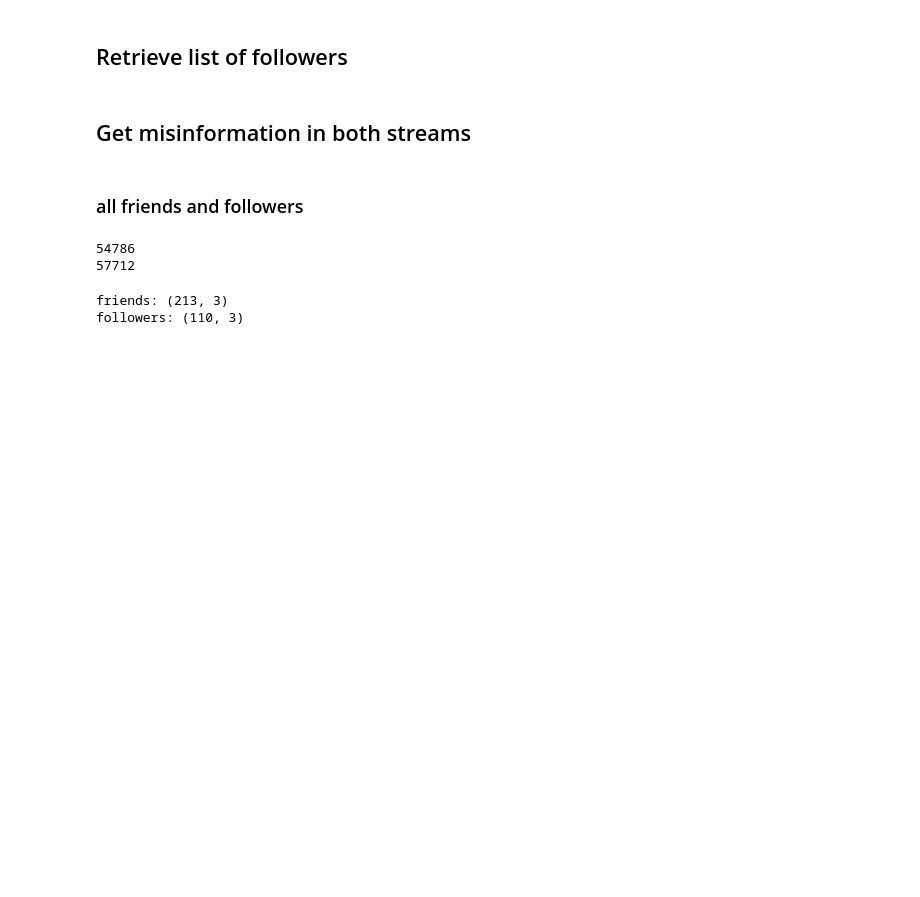
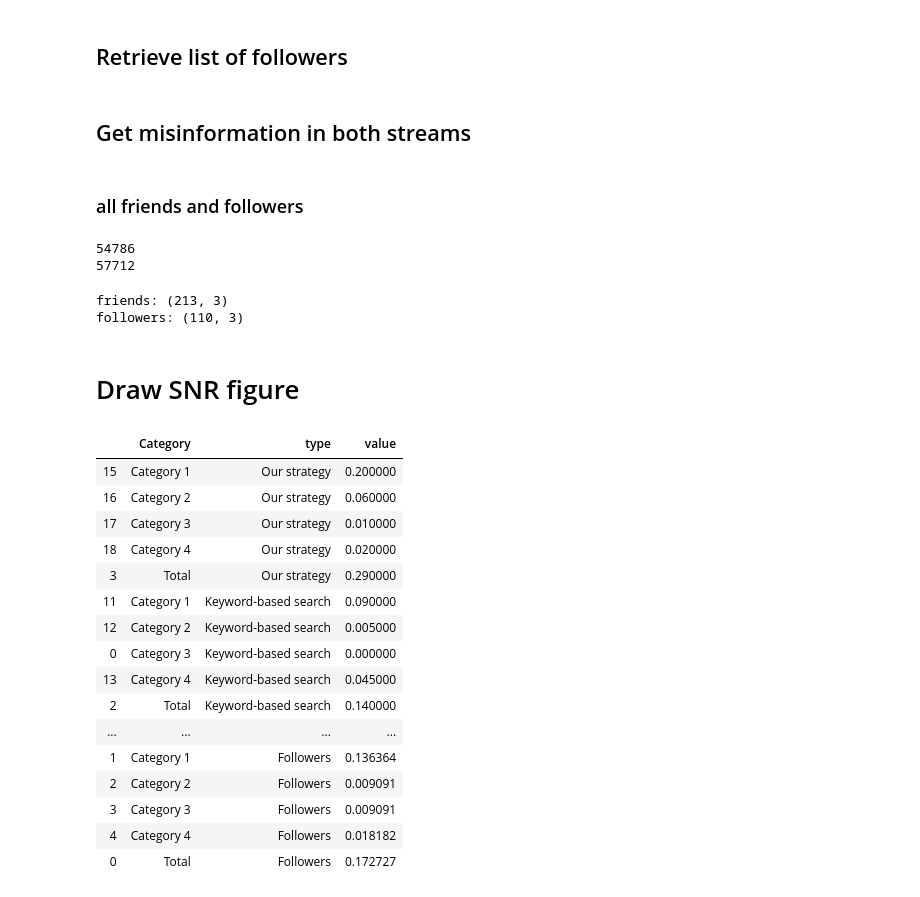
Before and after one commit to hkim07/extract_misinformation_candidate_tweets, a Jupyter notebook: covid_antibiotics_main.ipynb, the cells around one changed output. Cells and saved outputs as stored; diff of their text form; code cells hidden in the pictures; blank space fills up the shorter version.

```diff
--- a/covid_antibiotics_main.ipynb
+++ b/covid_antibiotics_main.ipynb
@@ -436,3 +437,23 @@ followers: (110, 3)
 # %%
 covid_df_non_replies_generated_by_friends.to_csv("./res/covid_twitter_friends_of_parent.csv", index=False)
 covid_df_non_replies_generated_by_followers.to_csv("./res/covid_twitter_followers_of_parent.csv", index=False)
+# %% [markdown]
+# Draw SNR figure
+# %%
+our_strategy = pd.read_csv("./res/covid_parent_reply_final_labeled.csv", encoding='latin-1')
+keyword_based_search = pd.read_csv("./res/covid_tweet_non_replies_sampled_labeled.csv", encoding='latin-1')
+friends_labeled = pd.read_csv("./res/covid_twitter_friends_of_parent_labeled.csv")
+followers_labeled = pd.read_csv("./res/covid_twitter_followers_of_parent_labeled.csv")
+# %%
+snr_df = pd.DataFrame({'type': 'Our strategy', 'Category': our_strategy.misinfo})
+snr_df = snr_df.append(pd.DataFrame({'type': 'Keyword-based search', 'Category': keyword_based_search.misinfo}))
+snr_df = snr_df.append(pd.DataFrame({'type': 'Friends',
+                                     'Category': friends_labeled.misinfo}))
+snr_df = snr_df.append(pd.DataFrame({'type': 'Followers',
+                                     'Category': followers_labeled.misinfo}))
+
+snr_df.Category = ['Category ' + str(x) for x in snr_df.Category]
+snr_df = snr_df.assign(value = 1)
+
+snr_df = snr_df.groupby(['type', 'Category']).agg({'value': 'sum'})
+snr_df = snr_df.groupby(level=0).apply(lambda x: x / float(x.sum())).reset_index()
@@ -438,0 +466,33 @@ covid_df_non_replies_generated_by_followers.to_csv("./res/covid_twitter_follower
+# %%
+snr_df = snr_df.append(pd.DataFrame({'Category': ['Category 3'], 'value': [0.0],
+                                    'type': ['Keyword-based search']}))
+#snr_df = snr_df.append(pd.DataFrame({'Category': ['Category 2', 'Category 3', 'Category 4'],
+#                                     'value': [0.0, 0.0, 0.0],
+#                                    'type': ['Friends']*3}))
+#snr_df = snr_df.append(pd.DataFrame({'Category': ['Category 2', 'Category 4'],
+#                                     'value': [0.0, 0.0],
+#                                    'type': ['Followers']*2}))
+
+
+snr_df['type'] = pd.Categorical(snr_df['type'], ["Our strategy", "Keyword-based search",
+                                                 "Friends", "Followers", ])
+snr_df = snr_df.sort_values(by=['type', 'Category'])
+snr_df
+# %% [output]
+|  | Category | type | value |
+| 15 | Category 1 | Our strategy | 0.200000 |
+| 16 | Category 2 | Our strategy | 0.060000 |
+| 17 | Category 3 | Our strategy | 0.010000 |
+| 18 | Category 4 | Our strategy | 0.020000 |
+| 3 | Total | Our strategy | 0.290000 |
+| 11 | Category 1 | Keyword-based search | 0.090000 |
+| 12 | Category 2 | Keyword-based search | 0.005000 |
+| 0 | Category 3 | Keyword-based search | 0.000000 |
+| 13 | Category 4 | Keyword-based search | 0.045000 |
+| 2 | Total | Keyword-based search | 0.140000 |
+| ... | ... | ... | ... |
+| 1 | Category 1 | Followers | 0.136364 |
+| 2 | Category 2 | Followers | 0.009091 |
+| 3 | Category 3 | Followers | 0.009091 |
+| 4 | Category 4 | Followers | 0.018182 |
+| 0 | Total | Followers | 0.172727 |
```
Also changed, not shown: parts of 3 cells of this notebook, 3 other files.
